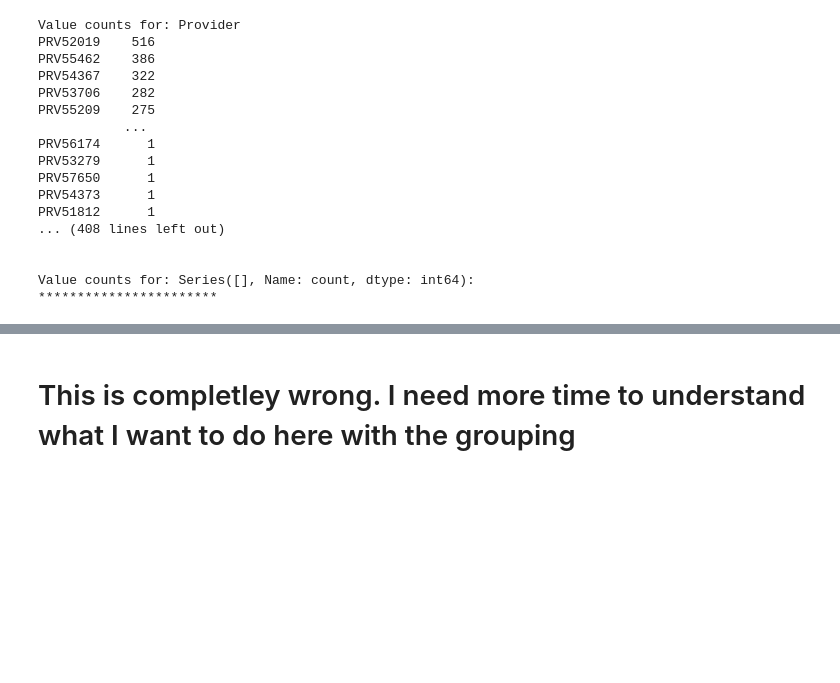
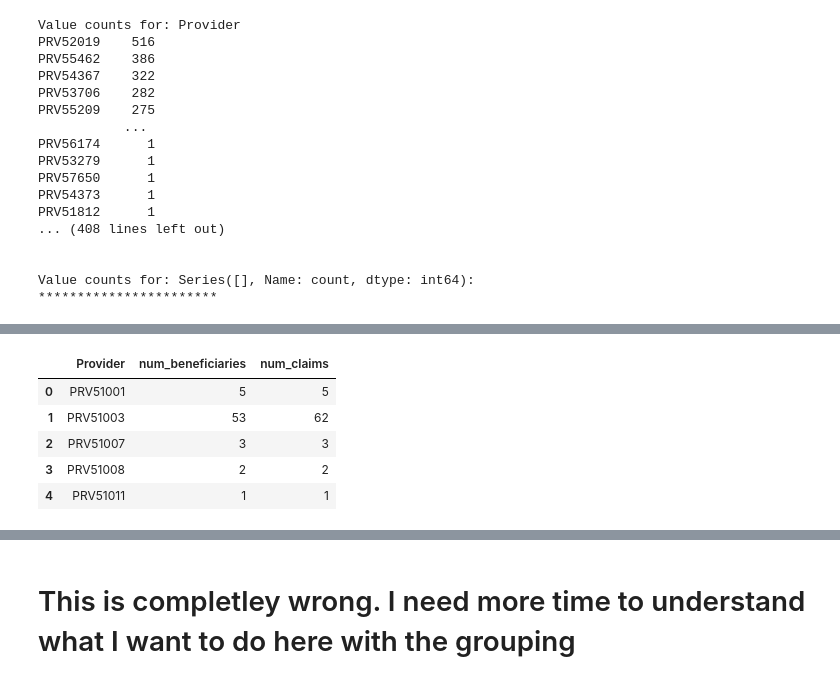
Before and after one commit to ChTomer/MyCapstone, a Jupyter notebook: HealthCareFraudProjectPitch/2inpatiant.ipynb, the cells around one changed output, grey strips where cells are left out. Cells and saved outputs as stored; diff of their text form; code cells hidden in the pictures; blank space fills up the shorter version.

```diff
--- a/HealthCareFraudProjectPitch/2inpatiant.ipynb
+++ b/HealthCareFraudProjectPitch/2inpatiant.ipynb
@@ -542,2 +569,14 @@ df.sample()
 # %%
-prov_bene = df.groupby('Provider').count().reset_index()
+# Group by 'Provider' to count unique beneficiaries and claims
+provider_stats = df.groupby('Provider').agg(
+    num_beneficiaries=('BeneID', 'nunique'),  # Count unique beneficiaries
+    num_claims=('ClaimID', 'count')          # Count total claims
+).reset_index()
+provider_stats.head()
+# %% [output]
+|  | Provider | num_beneficiaries | num_claims |
+| 0 | PRV51001 | 5 | 5 |
+| 1 | PRV51003 | 53 | 62 |
+| 2 | PRV51007 | 3 | 3 |
+| 3 | PRV51008 | 2 | 2 |
+| 4 | PRV51011 | 1 | 1 |
```
Also changed, not shown: parts of 13 cells of this notebook, 1 other file.
